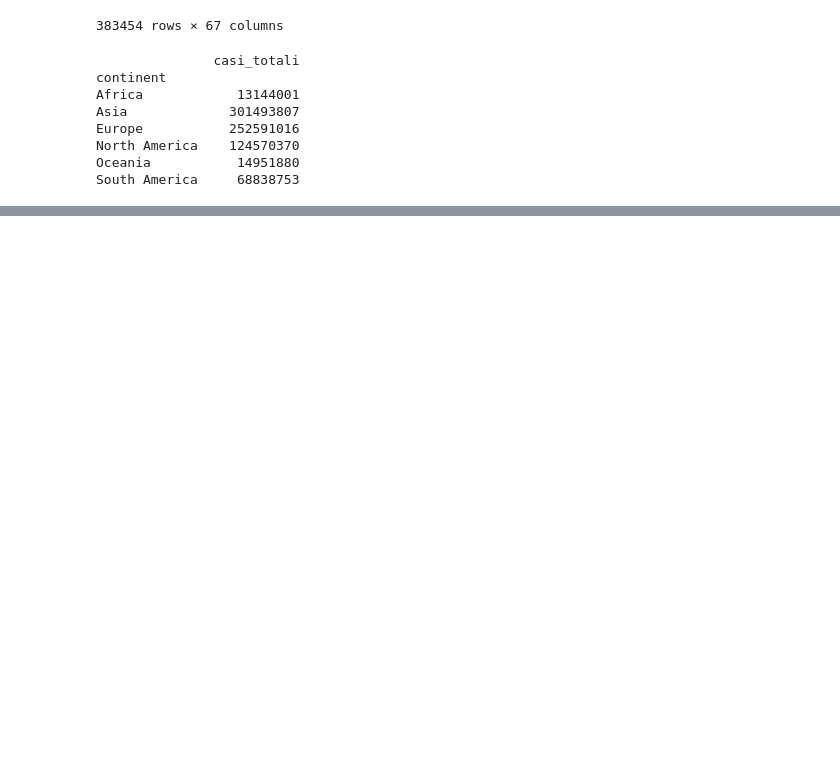
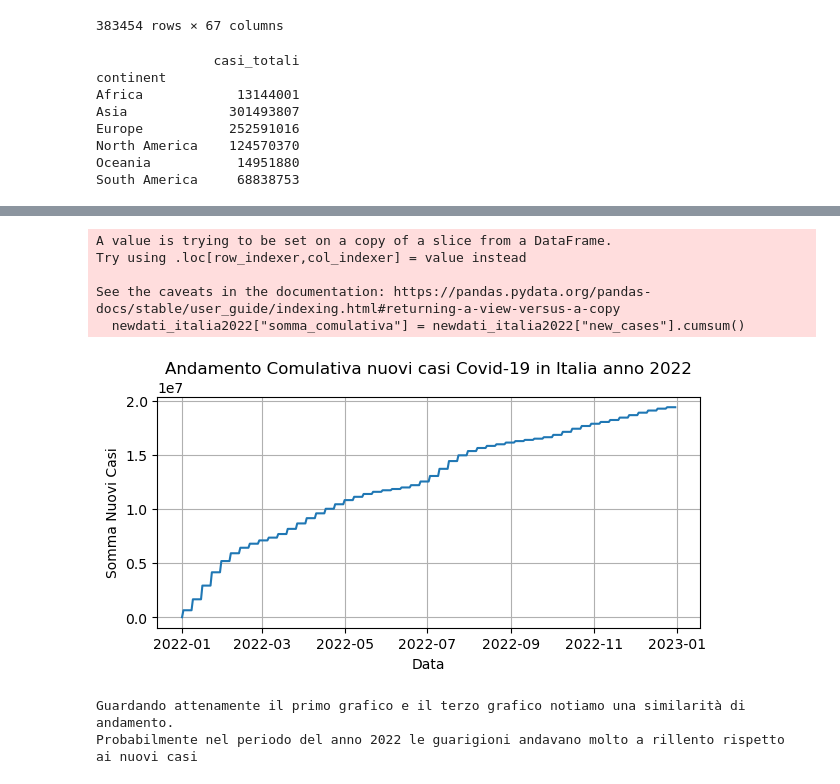
Before and after one commit to leonardpepa94/Python, a Jupyter notebook: Esame_Finale_Python.ipynb, the cells around one changed output, grey strips where cells are left out. Cells and saved outputs as stored; diff of their text form; code cells hidden in the pictures; blank space fills up the shorter version.

```diff
--- a/Esame_Finale_Python.ipynb
+++ b/Esame_Finale_Python.ipynb
@@ -92,0 +171,24 @@ print(totale_casi_mondo)
+# %%
+# Andamento Comulativo nuovi casi Covid-19 in Italia anno 2022
+
+newdati_italia2022 = df[(df["location"] == "Italy") & (df["date"].dt.year == 2022)]
+newdati_italia2022["somma_comulativa"] = newdati_italia2022["new_cases"].cumsum()
+
+plt.figure(figsize=(7, 3))
+plt.plot(newdati_italia2022['date'], newdati_italia2022["somma_comulativa"])
+plt.title("Andamento Comulativo nuovi casi Covid-19 in Italia anno 2022")
+plt.xlabel("Data")
+plt.ylabel("Somma Nuovi Casi")
+plt.grid(True)
+plt.show()
+
+print("Guardando attenamente il primo grafico e il terzo grafico notiamo una similarità di andamento.\nProbabilmente nel periodo del anno 2022 le guarigioni andavano molto a rillento rispetto ai nuovi casi")
+# %% [output]
+A value is trying to be set on a copy of a slice from a DataFrame.
+Try using .loc[row_indexer,col_indexer] = value instead
+
+See the caveats in the documentation: https://pandas.pydata.org/pandas-docs/stable/user_guide/indexing.html#returning-a-view-versus-a-copy
+  newdati_italia2022["somma_comulativa"] = newdati_italia2022["new_cases"].cumsum()
+[figure, added]
+Guardando attenamente il primo grafico e il terzo grafico notiamo una similarità di andamento.
+Probabilmente nel periodo del anno 2022 le guarigioni andavano molto a rillento rispetto ai nuovi casi
```
Also changed, not shown: parts of 8 cells of this notebook.
